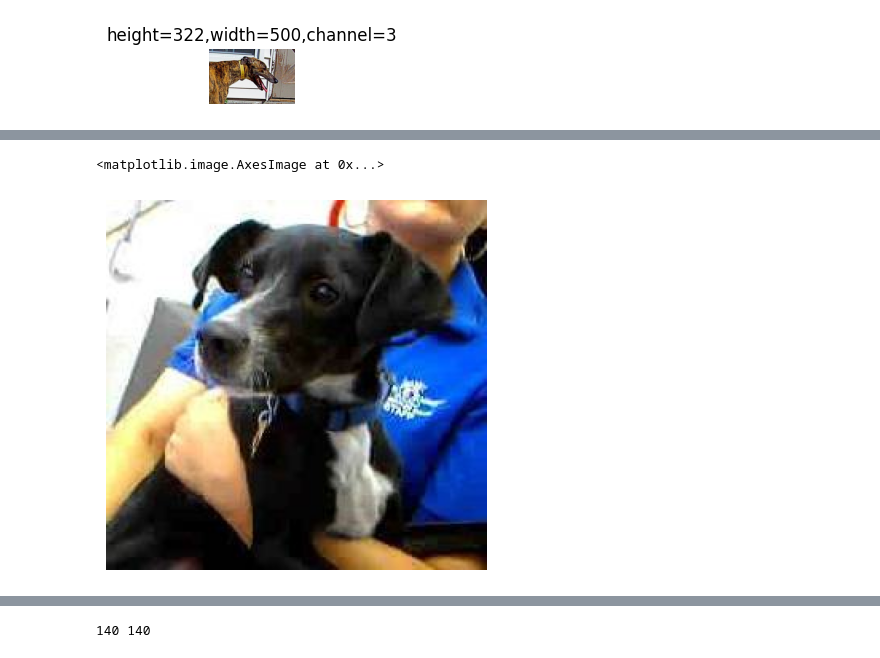
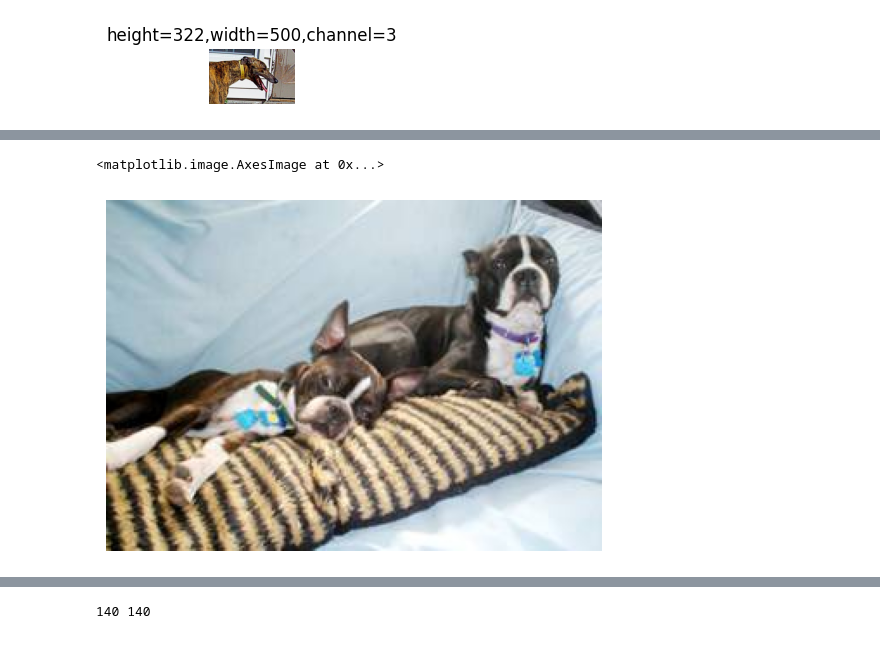
Before and after one commit to Rahulchunduruu/Machine-Learning, a Jupyter notebook: cat_and_dogs_vgg19.ipynb, the cells around one changed output, grey strips where cells are left out. Drawn from its saved outputs; the diff is of its cells as text; code cells hidden in the pictures.

```diff
--- a/cat_and_dogs_vgg19.ipynb
+++ b/cat_and_dogs_vgg19.ipynb
@@ -129,10 +129,10 @@ train_image_dog
  ...]
 # %%
 train_image_dog
-img=plt.imread(train_image_dog[1])
+img=plt.imread(train_image_dog[18])
 plt.axis('off')
 plt.imshow(img)
 # %% [output]
 <matplotlib.image.AxesImage at 0x...>
-[figure, old version]
+[figure, new version]
 # %%
```
Also changed, not shown: parts of 21 cells of this notebook.
